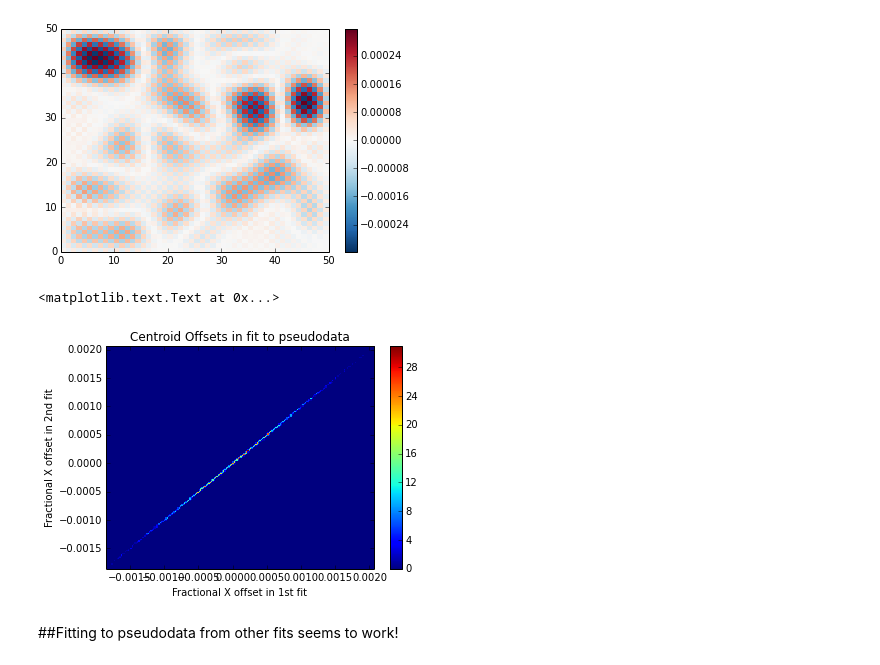
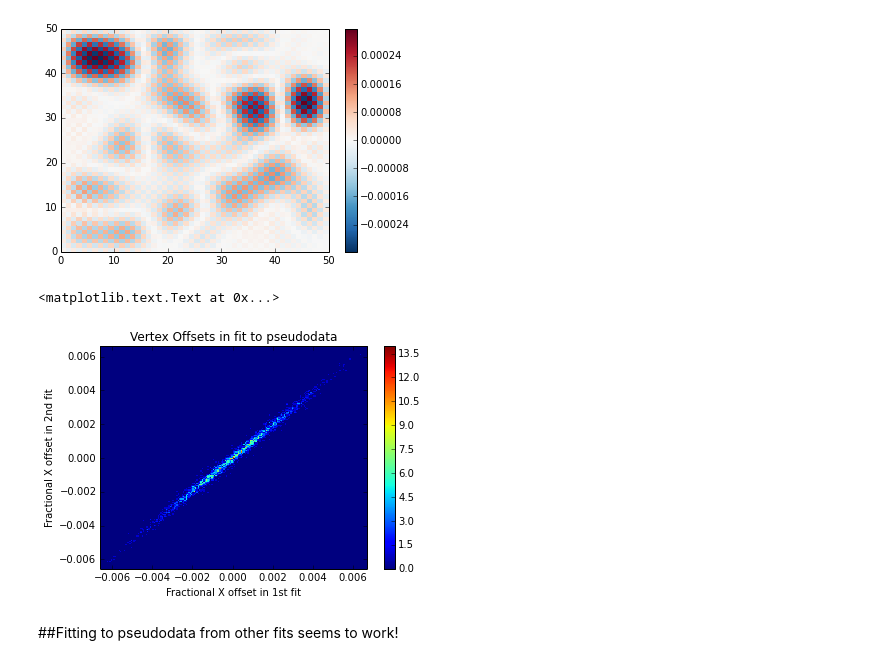
Before and after one commit to cpadavis/weak_sauce, a Jupyter notebook: notebooks/fitting_to_data.ipynb, the cells around one changed output. Saved outputs shown, nothing was run; the diff lists cells and outputs as text; code cells hidden in the pictures.

```diff
--- a/notebooks/fitting_to_data.ipynb
+++ b/notebooks/fitting_to_data.ipynb
@@ -249,14 +249,14 @@ data_mg2.source.plot(data_mg2.source.fluxes - data_mg.source.fluxes, pcolormesh_
 # %%
 from matplotlib.colors import LogNorm
 ideal_grid = Source(num_x=51)
-_ = plt.hist2d((data_mg.source.centroids[:,:,0]-ideal_grid.centroids[:,:,0]).flatten(),
-               (data_mg2.source.centroids[:,:,0]-ideal_grid.centroids[:,:,0]).flatten(),bins=200)
+_ = plt.hist2d((data_mg.source.vertices[:,:,0]-ideal_grid.vertices[:,:,0]).flatten(),
+               (data_mg2.source.vertices[:,:,0]-ideal_grid.vertices[:,:,0]).flatten(),bins=200)
 plt.colorbar()
-plt.title('Centroid Offsets in fit to pseudodata')
+plt.title('Vertex Offsets in fit to pseudodata')
 plt.xlabel('Fractional X offset in 1st fit')
 plt.ylabel('Fractional X offset in 2nd fit')
 # %% [output]
 <matplotlib.text.Text at 0x...>
-[figure, old version]
+[figure, new version]
 # %% [markdown]
 ##Fitting to pseudodata from other fits seems to work!
```
Also changed, not shown: 1 other file.
